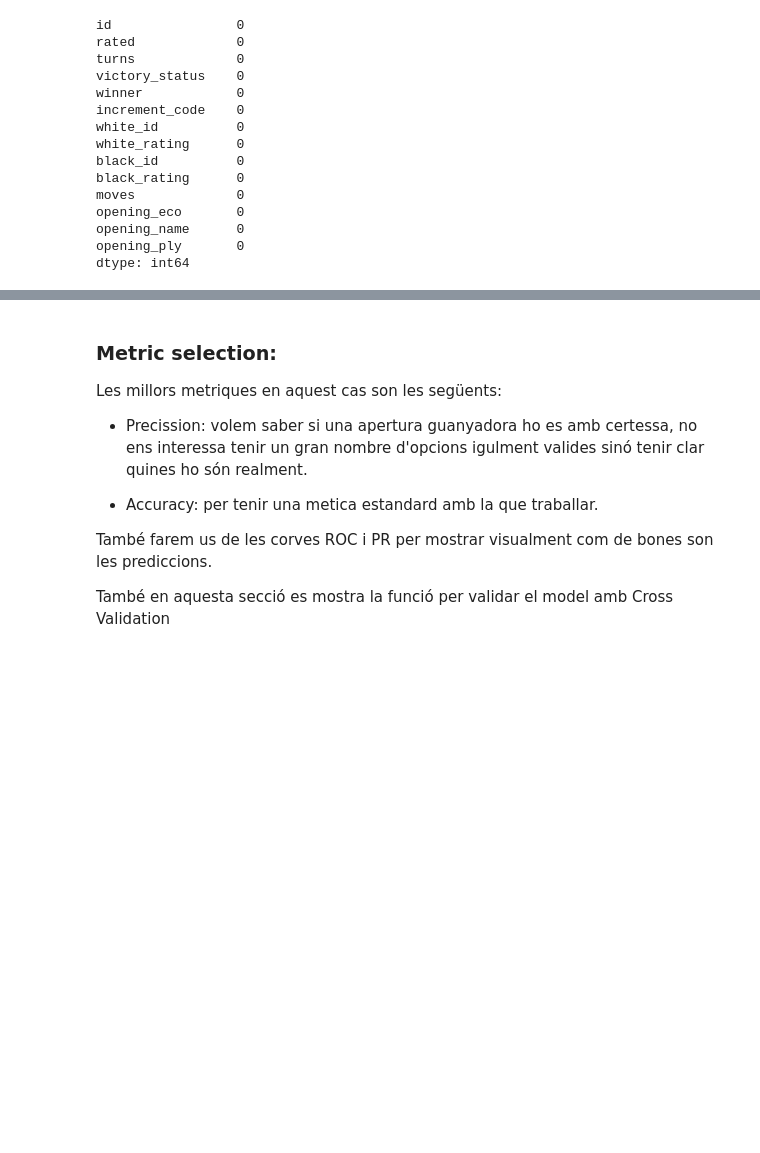
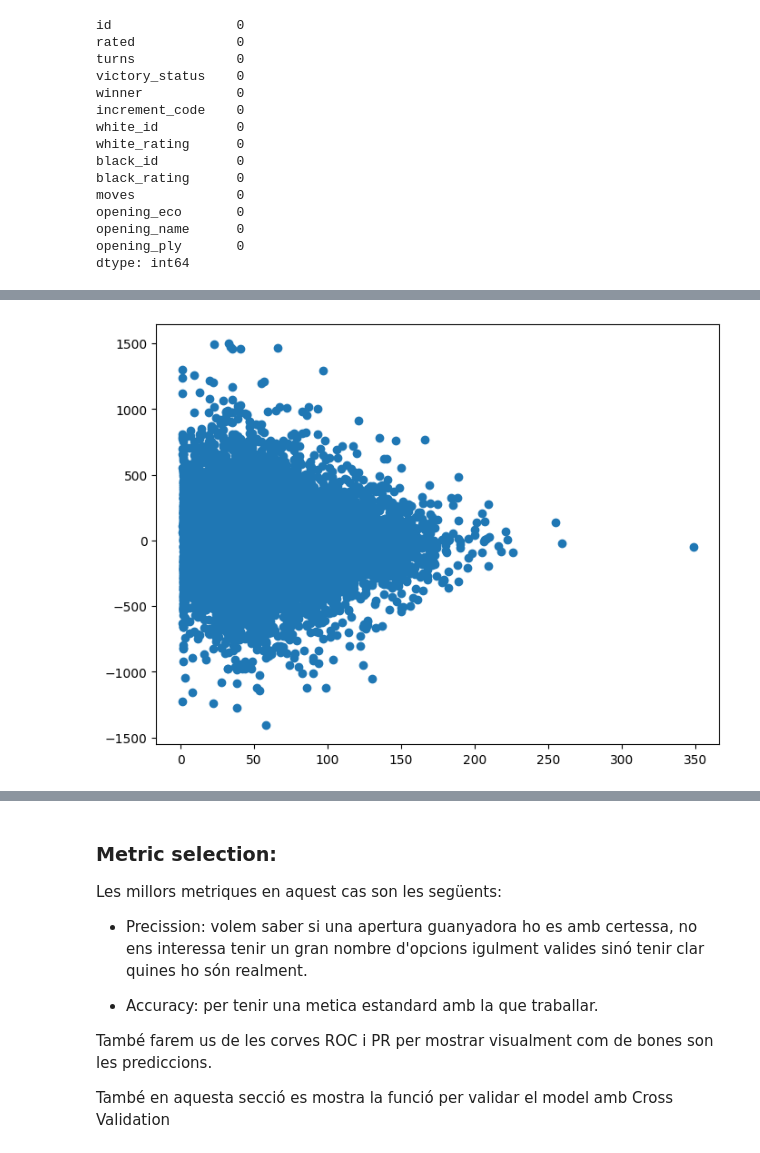
Before and after one commit to NIU1679937/ChestKaggle, a Jupyter notebook: Cas_Kaggle_ApC.ipynb, the cells around one changed output, grey strips where cells are left out. Cells and saved outputs as stored; diff of their text form; code cells hidden in the pictures; blank space fills up the shorter version.

```diff
--- a/Cas_Kaggle_ApC.ipynb
+++ b/Cas_Kaggle_ApC.ipynb
@@ -421,0 +460,8 @@ plt.rcParams["figure.figsize"] = (8,6) # execute this cell 2 times because it is
+# %%
+turns= train_set["turns"]
+diff_rating=  train_set["diff_rating"]
+
+plt.scatter(turns,diff_rating)
+plt.rcParams["figure.figsize"] = (8,6)
+# %% [output]
+[figure, added]
```
Also changed, not shown: parts of 49 cells of this notebook.
